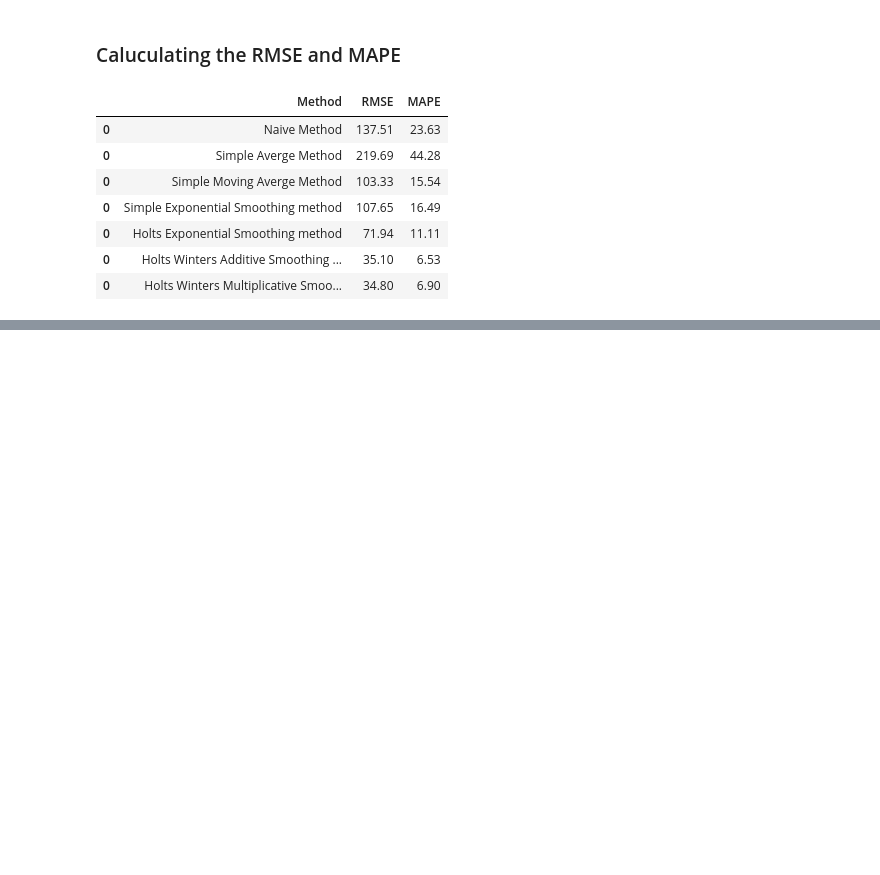
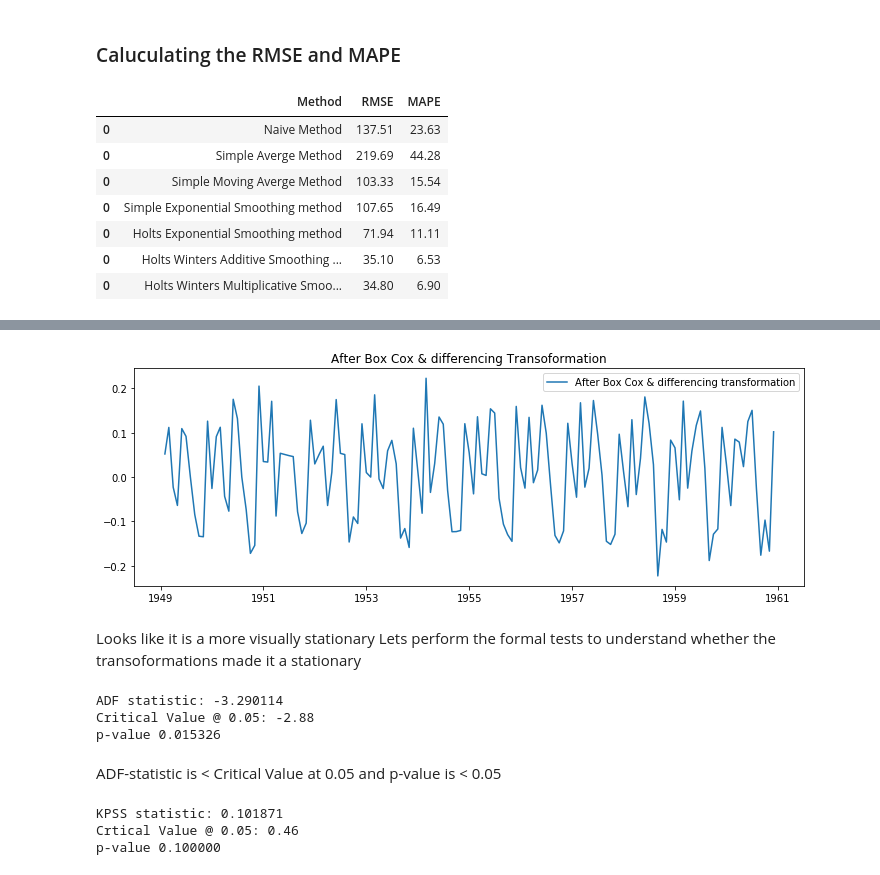
Before and after one commit to sakusuma/AirlinePassengerPrediction, a Jupyter notebook: AirlinePassengerPrediction_TimeSeries.ipynb, the cells around one changed output, grey strips where cells are left out. Saved outputs shown, nothing was run; the diff lists cells and outputs as text; code cells hidden in the pictures; blank space fills up the shorter version.

```diff
--- a/AirlinePassengerPrediction_TimeSeries.ipynb
+++ b/AirlinePassengerPrediction_TimeSeries.ipynb
@@ -495,0 +586,37 @@ results
+# %%
+data_boxcox_diff = pd.Series(data_boxcox-data_boxcox.shift(), index = data.index)
+data_boxcox_diff.dropna(inplace = True)
+
+plt.figure(figsize = (12,4))
+plt.plot(data_boxcox_diff, label = 'After Box Cox & differencing transformation')
+plt.legend(loc = 'best')
+plt.title('After Box Cox & differencing Transoformation')
+plt.show()
+# %% [output]
+[figure, added]
+# %% [markdown]
+Looks like it is a more visually stationary
+Lets perform the formal tests to understand whether the transoformations made it a stationary
+# %%
+adf_test = adfuller(data_boxcox_diff)
+
+print('ADF statistic: %f' % adf_test[0])
+print('Critical Value @ 0.05: %.2f' %adf_test[4]['5%'])
+print('p-value %f' % adf_test[1])
+# %% [output]
+ADF statistic: -3.290114
+Critical Value @ 0.05: -2.88
+p-value 0.015326
+# %% [markdown]
+ADF-statistic is < Critical Value at 0.05
+and p-value is < 0.05
+# %%
+kpss_test = kpss(data_boxcox_diff)
+
+print('KPSS statistic: %f' %kpss_test[0])
+print('Crtical Value @ 0.05: %.2f' %kpss_test[3]['5%'])
+print('p-value %f' %kpss_test[1])
+# %% [output]
+KPSS statistic: 0.101871
+Crtical Value @ 0.05: 0.46
+p-value 0.100000
```
Also changed, not shown: parts of 75 cells of this notebook.
